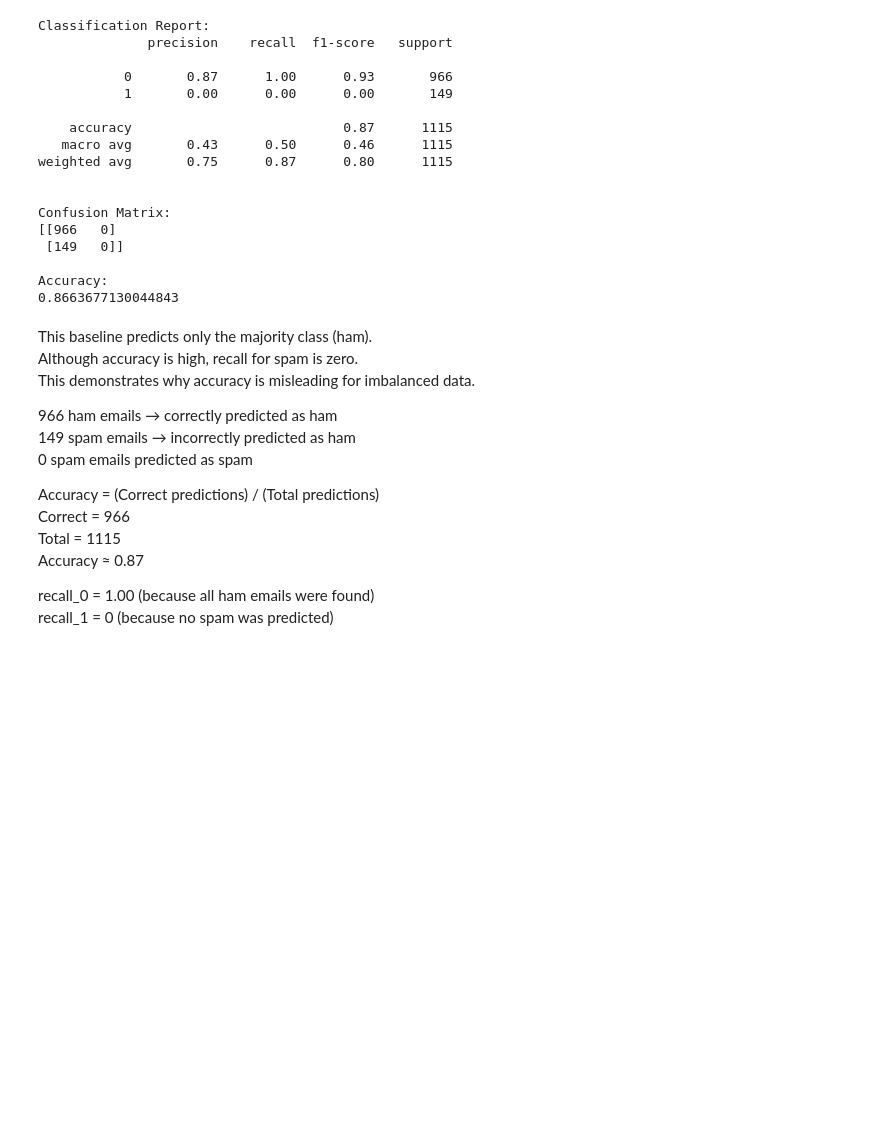
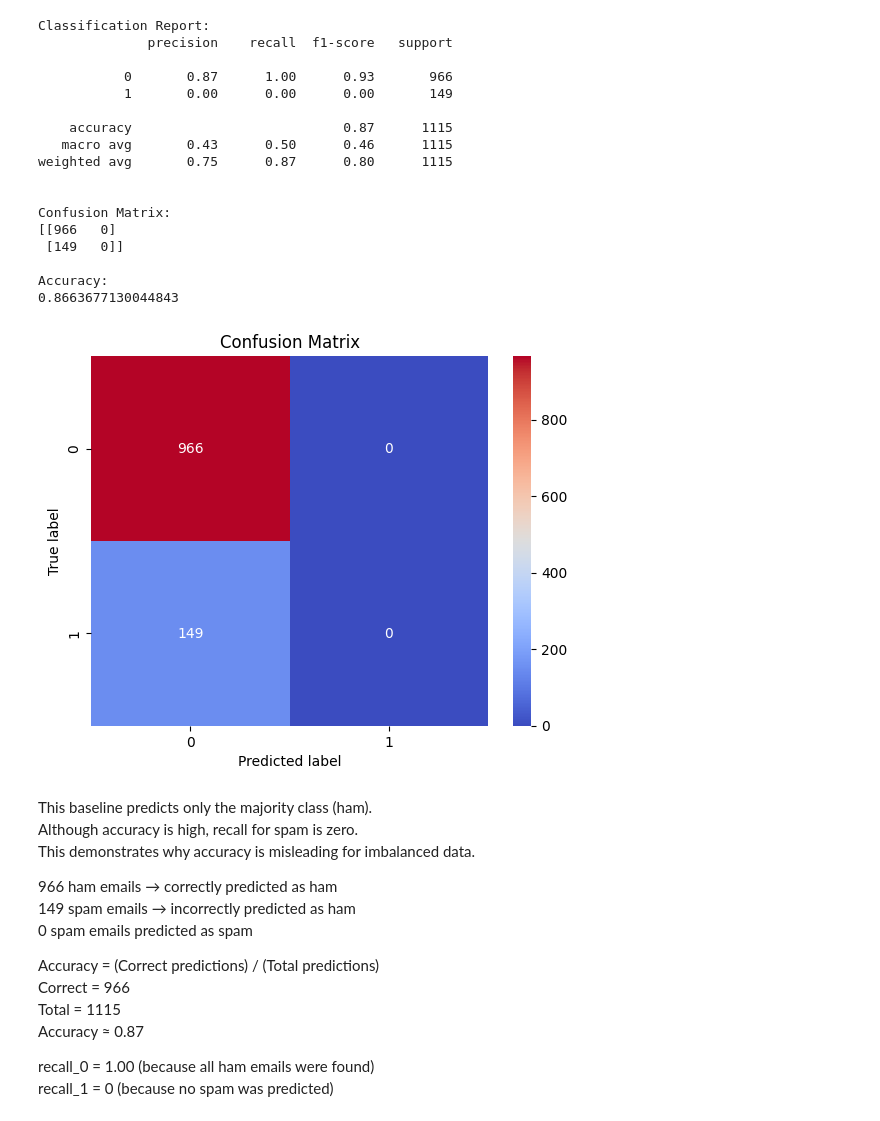
Before and after one commit to Dutchy-dev/Emails, a Jupyter notebook: email_classification.ipynb, the cells around one changed output. Drawn from its saved outputs; the diff is of its cells as text; code cells hidden in the pictures; blank space fills up the shorter version.

Commit message:
added better plots

```diff
--- a/email_classification.ipynb
+++ b/email_classification.ipynb
@@ -266,6 +267,18 @@ Confusion Matrix:
 
 Accuracy:
 0.8663677130044843
+# %%
+conf_matrix = confusion_matrix(y_test, ++y_pred)
+
+sns.heatmap(conf_matrix, annot=True, cmap="coolwarm", fmt="d")
+
+plt.xlabel('Predicted label')
+plt.ylabel('True label')
+plt.title('Confusion Matrix')
+
+plt.show()
+# %% [output]
+[figure, added]
 # %% [markdown]
 This baseline predicts only the majority class (ham).
 Although accuracy is high, recall for spam is zero.
```
Also changed, not shown: parts of 4 cells of this notebook.
